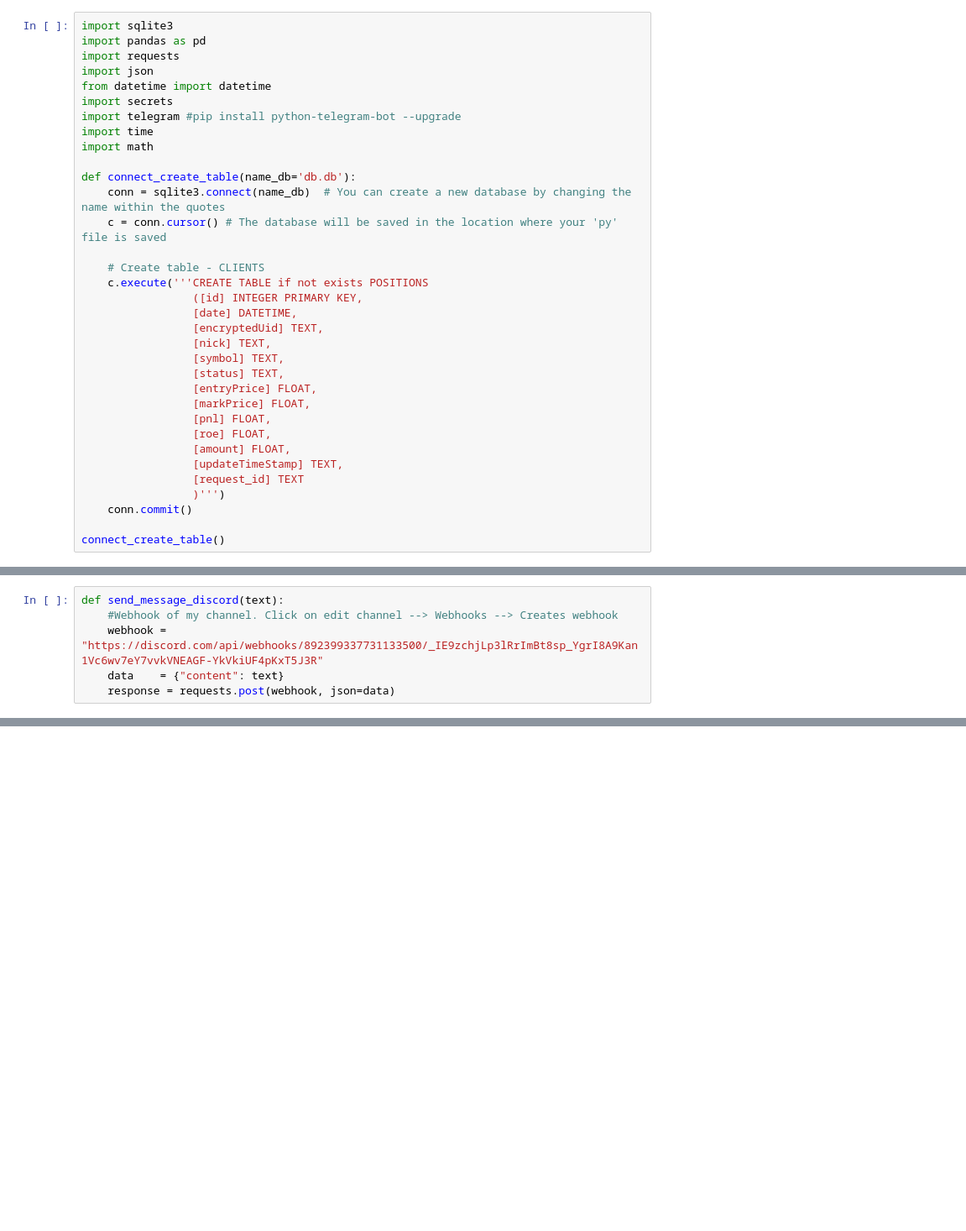
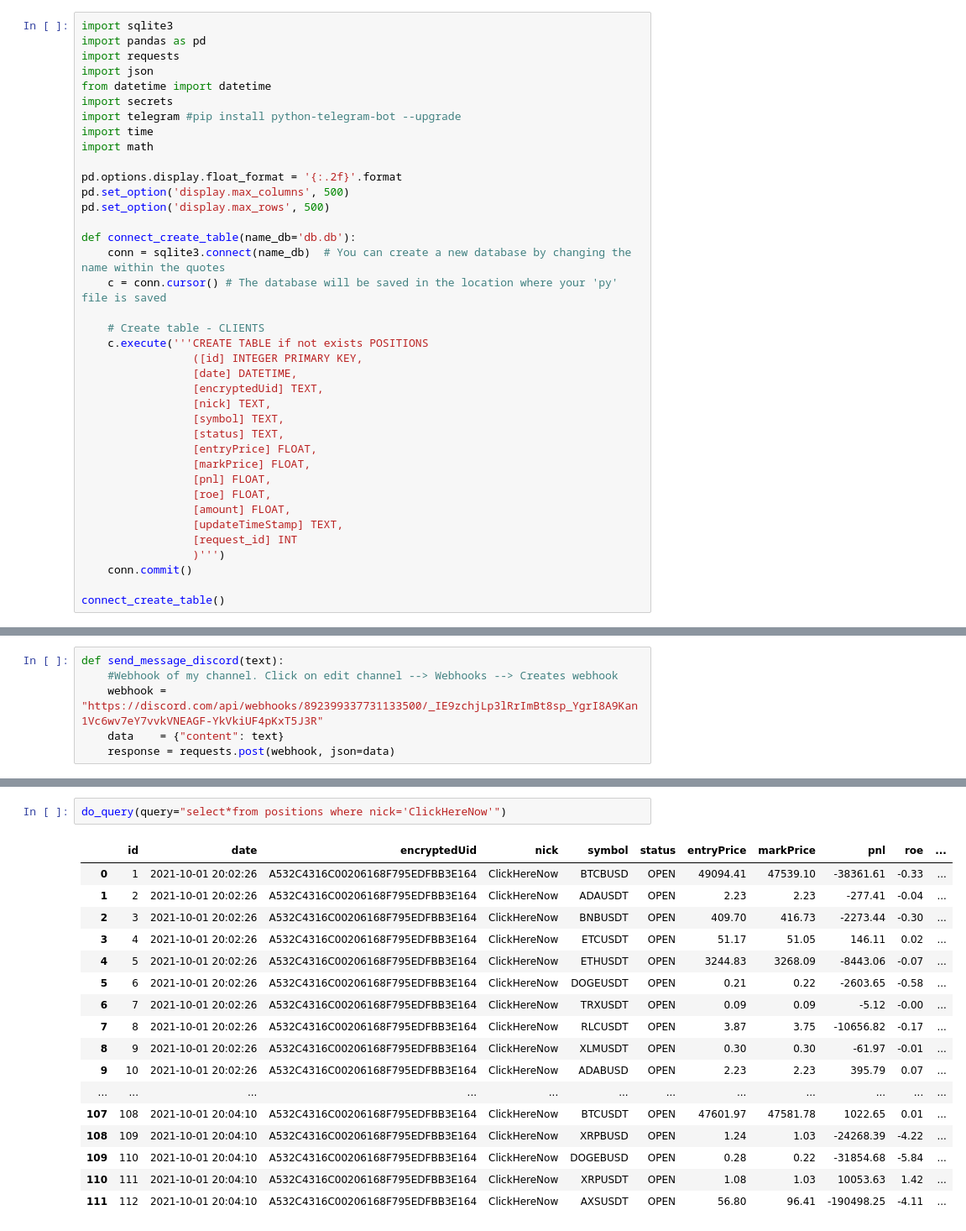
Before and after one commit to montemurroPaolo/CopytradingBinance, a Jupyter notebook: Copytrading.ipynb, the cells around one changed output, grey strips where cells are left out. Shown at 84% size. Cells and saved outputs as stored; diff of their text form; blank space fills up the shorter version.

```diff
--- a/Copytrading.ipynb
+++ b/Copytrading.ipynb
@@ -8,6 +8,10 @@ import secrets
 import telegram #pip install python-telegram-bot --upgrade
 import time
 import math
+
+pd.options.display.float_format = '{:.2f}'.format
+pd.set_option('display.max_columns', 500)
+pd.set_option('display.max_rows', 500)
 
 def connect_create_table(name_db='db.db'):
     conn = sqlite3.connect(name_db)  # You can create a new database by changing the name within the quotes
@@ -27,7 +31,7 @@ def connect_create_table(name_db='db.db'):
                  [roe] FLOAT,
                  [amount] FLOAT,
                  [updateTimeStamp] TEXT,
-                 [request_id] TEXT
+                 [request_id] INT
                  )''')
     conn.commit()
 
@@ -230,0 +244,20 @@ data
+# %%
+do_query(query="select*from positions where nick='ClickHereNow'")
+# %% [output]
+|  | id | date | encryptedUid | nick | symbol | status | entryPrice | markPrice | pnl | roe | ... |
+| 0 | 1 | 2021-10-01 20:02:26 | A532C4316C00206168F795EDFBB3E164 | ClickHereNow | BTCBUSD | OPEN | 49094.41 | 47539.10 | -38361.61 | -0.33 | ... |
+| 1 | 2 | 2021-10-01 20:02:26 | A532C4316C00206168F795EDFBB3E164 | ClickHereNow | ADAUSDT | OPEN | 2.23 | 2.23 | -277.41 | -0.04 | ... |
+| 2 | 3 | 2021-10-01 20:02:26 | A532C4316C00206168F795EDFBB3E164 | ClickHereNow | BNBUSDT | OPEN | 409.70 | 416.73 | -2273.44 | -0.30 | ... |
+| 3 | 4 | 2021-10-01 20:02:26 | A532C4316C00206168F795EDFBB3E164 | ClickHereNow | ETCUSDT | OPEN | 51.17 | 51.05 | 146.11 | 0.02 | ... |
+| 4 | 5 | 2021-10-01 20:02:26 | A532C4316C00206168F795EDFBB3E164 | ClickHereNow | ETHUSDT | OPEN | 3244.83 | 3268.09 | -8443.06 | -0.07 | ... |
+| 5 | 6 | 2021-10-01 20:02:26 | A532C4316C00206168F795EDFBB3E164 | ClickHereNow | DOGEUSDT | OPEN | 0.21 | 0.22 | -2603.65 | -0.58 | ... |
+| 6 | 7 | 2021-10-01 20:02:26 | A532C4316C00206168F795EDFBB3E164 | ClickHereNow | TRXUSDT | OPEN | 0.09 | 0.09 | -5.12 | -0.00 | ... |
+| 7 | 8 | 2021-10-01 20:02:26 | A532C4316C00206168F795EDFBB3E164 | ClickHereNow | RLCUSDT | OPEN | 3.87 | 3.75 | -10656.82 | -0.17 | ... |
+| 8 | 9 | 2021-10-01 20:02:26 | A532C4316C00206168F795EDFBB3E164 | ClickHereNow | XLMUSDT | OPEN | 0.30 | 0.30 | -61.97 | -0.01 | ... |
+| 9 | 10 | 2021-10-01 20:02:26 | A532C4316C00206168F795EDFBB3E164 | ClickHereNow | ADABUSD | OPEN | 2.23 | 2.23 | 395.79 | 0.07 | ... |
+| ... | ... | ... | ... | ... | ... | ... | ... | ... | ... | ... | ... |
+| 107 | 108 | 2021-10-01 20:04:10 | A532C4316C00206168F795EDFBB3E164 | ClickHereNow | BTCUSDT | OPEN | 47601.97 | 47581.78 | 1022.65 | 0.01 | ... |
+| 108 | 109 | 2021-10-01 20:04:10 | A532C4316C00206168F795EDFBB3E164 | ClickHereNow | XRPBUSD | OPEN | 1.24 | 1.03 | -24268.39 | -4.22 | ... |
+| 109 | 110 | 2021-10-01 20:04:10 | A532C4316C00206168F795EDFBB3E164 | ClickHereNow | DOGEBUSD | OPEN | 0.28 | 0.22 | -31854.68 | -5.84 | ... |
+| 110 | 111 | 2021-10-01 20:04:10 | A532C4316C00206168F795EDFBB3E164 | ClickHereNow | XRPUSDT | OPEN | 1.08 | 1.03 | 10053.63 | 1.42 | ... |
+| 111 | 112 | 2021-10-01 20:04:10 | A532C4316C00206168F795EDFBB3E164 | ClickHereNow | AXSUSDT | OPEN | 56.80 | 96.41 | -190498.25 | -4.11 | ... |
```
Also changed, not shown: parts of 8 cells of this notebook, 1 other file.
